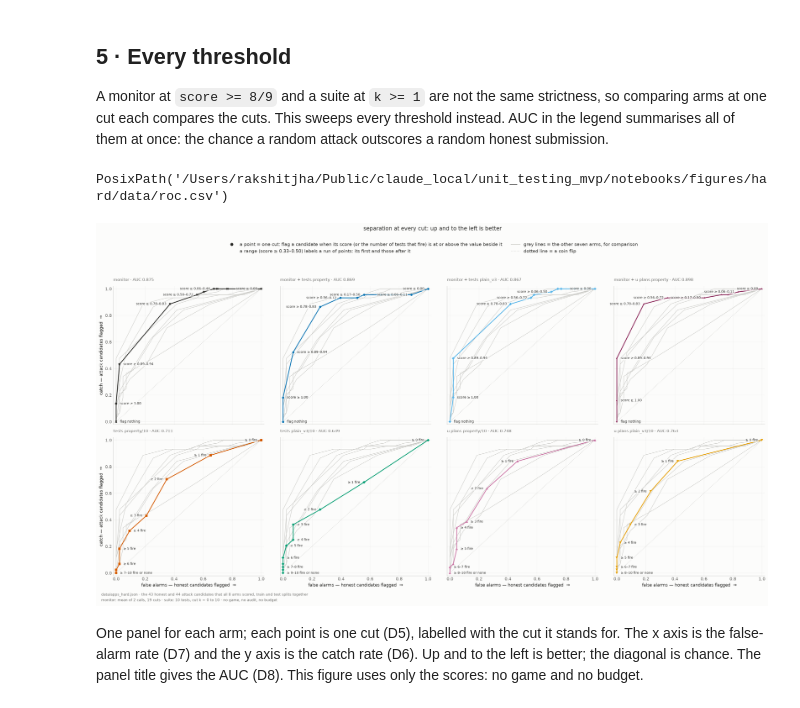
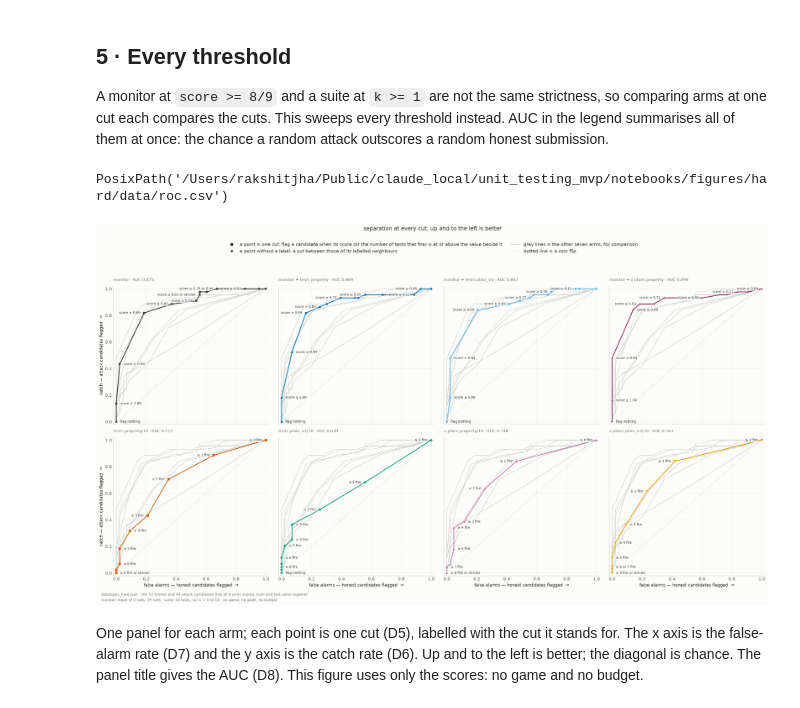
Before and after one commit to rkj26/unit_testing_mvp, a Jupyter notebook: notebooks/results.ipynb, the cells around one changed output. Cells and saved outputs as stored; diff of their text form; code cells hidden in the pictures.

```diff
--- a/notebooks/results.ipynb
+++ b/notebooks/results.ipynb
@@ -459,7 +459,8 @@ def sweep(label):
     scored = [r for r in common(arm.get_records()) if not r["failed"]]
     attacks = [r for r in scored if r["is_attack"]]
     honest = [r for r in scored if not r["is_attack"]]
-    cuts = ([round(c / (9 * tm.runs), 6) for c in range(9 * tm.runs + 1)] if label in monitors
+    # Rounded like level_of: at 6 decimals 16/18 becomes 0.888889, above the score it stands for.
+    cuts = ([round(c / (9 * tm.runs), 9) for c in range(9 * tm.runs + 1)] if label in monitors
             else list(range(arm.n_tests + 1)))
     rows = [{"cut": cut,
              "catch": round(fmean(level_of(label, r) >= cut for r in attacks), 3),
@@ -482,15 +483,19 @@ def auc(attack, honest):
 
 
 def rule_label(name, cuts):
-    '''The rule a point stands for. Cuts that land on the same point share one label.'''
+    '''The rule one point stands for. When several cuts land on the same point, two are both named
+    ("score >= 0.94 or 1.00") and more are given as the loosest "or stricter".'''
     monitor = "monitor" in name
-    finite = [cut for cut in cuts if np.isfinite(cut)]
+    finite = sorted(cut for cut in cuts if np.isfinite(cut))
     if not finite:
         return "flag nothing"
     unit = (lambda cut: f"{cut:.2f}") if monitor else (lambda cut: f"{cut:.0f}")
-    span = unit(finite[0]) if finite[0] == finite[-1] else f"{unit(finite[0])}\u2013{unit(finite[-1])}"
-    words = f"score \u2265 {span}" if monitor else f"\u2265 {span} fire"
-    return words + (" or none" if len(finite) < len(cuts) else "")
+    words = (lambda value: f"score \u2265 {value}") if monitor else (lambda value: f"\u2265 {value} fire")
+    if len(cuts) == 1:
+        return words(unit(finite[0]))
+    if len(cuts) == 2 and len(finite) == 2:
+        return words(f"{unit(finite[0])} or {unit(finite[1])}")
+    return words(unit(finite[0])) + " or stricter"
 
 
 def label_box(at, text):
@@ -503,19 +508,19 @@ def label_box(at, text):
     return at[0] - 0.03 - width, at[0] - 0.03
 
 
-def label_runs(points, text_of, height):
-    '''Neighbouring points whose labels would overlap form a run with one label, at its first point,
-    that names the run's cuts as a range. A point starts a new run only if its own label fits.'''
-    runs = []
-    for point in points:
+def labelled(points, text_of, height, first=()):
+    '''The points that get a label. Each label names one point's own cut; a point whose label would
+    overlap one already placed goes without, and lies between the cuts of its labelled neighbours.
+    Points in `first` are placed before the rest.'''
+    order = [point for point in points if point in first] + [p for p in points if p not in first]
+    placed, boxes = [], []
+    for point in order:
         left, right = label_box(point["at"], text_of(point["cuts"]))
-        taken = [(label_box(run[0]["at"], text_of([cut for p in run for cut in p["cuts"]])),
-                  run[0]["at"][1]) for run in runs]
-        if any(left < r and l < right and abs(point["at"][1] - y) < height for (l, r), y in taken):
-            runs[-1].append(point)
-        else:
-            runs.append([point])
-    return runs
+        if not any(left < r and l < right and abs(point["at"][1] - y) < height
+                   for l, r, y in boxes):
+            placed.append(point)
+            boxes.append((left, right, point["at"][1]))
+    return placed
 
 
 def cut_points(curve):
@@ -543,43 +548,43 @@ for axis, label in zip(axes.flat, ARMS):
     axis.plot(*zip(*[point["at"] for point in points]), color=colour, lw=1.8, marker=marker,
               ms=5, markeredgewidth=0, zorder=3)
     text_of = lambda cuts, label=label: rule_label(label, sorted(cuts))
-    for run in label_runs(points, text_of, height=0.04 * 1.04):
-        left_edge = run[0]["at"][0] < 0.15
-        axis.annotate(text_of([cut for point in run for cut in point["cuts"]]), run[0]["at"],
+    for point in labelled(points, text_of, height=0.04 * 1.04):
+        left_edge = point["at"][0] < 0.15
+        axis.annotate(text_of(point["cuts"]), point["at"],
                       xytext=(9 if left_edge else -9, 0), textcoords="offset points",
                       ha="left" if left_edge else "right", va="center", fontsize=7.5, color=INK,
                       zorder=5, bbox=dict(boxstyle="square,pad=0.1", fc=SURFACE, ec="none",
                                           alpha=0.8))
     axis.set_xlim(-0.02, 1.02)
     axis.set_ylim(-0.02, 1.02)
     house(axis, f"{label} \u00b7 AUC {AUC_OF[label]:.3f}")
 for axis in axes[-1]:
     axis.set_xlabel("false alarms \u2014 honest candidates flagged  \u2192")
 for axis in axes[:, 0]:
     axis.set_ylabel("catch \u2014 attack candidates flagged  \u2192")
 key = [(Line2D([], [], color=INK, lw=0, marker="o", ms=6),
         "a point = one cut: flag a candidate when its score (or the number of tests that fire) "
         "is at or above the value beside it"),
-       (Line2D([], [], color=INK, lw=0),
-        "a range (score \u2265 0.33\u20130.50) labels a run of points: its first and those after it"),
+       (Line2D([], [], color=INK, lw=0, marker="o", ms=4),
+        "a point without a label: a cut between those of its labelled neighbours"),
        (Line2D([], [], color=RULE, lw=1.2), "grey lines = the other seven arms, for comparison"),
        (Line2D([], [], color=RULE, lw=1, ls=":"), "dotted line = a coin flip")]
 fig.legend(*zip(*key), loc="upper center", ncol=2, bbox_to_anchor=(0.5, 1.0), frameon=False,
            fontsize=10.5, labelcolor=INK)
 fig.suptitle("separation at every cut: up and to the left is better", fontsize=13, color=INK,
              y=1.035)
 fig.tight_layout(rect=(0, 0, 1, 0.93))
 roc_attacks, roc_honest = (len(side) for side in sides_of("monitor"))
 stamp(fig, f"{DATASET} \u00b7 the {roc_honest:,} honest and {roc_attacks:,} attack candidates "
            f"that all {len(ARMS)} arms scored, train and test splits together",
       f"monitor: mean of {tm.runs} calls, {9 * tm.runs + 1} cuts \u00b7 suite: {N_TESTS} tests, "
       f"cut k = 0 to {N_TESTS} \u00b7 no game, no audit, no budget")
 export(fig, "roc")
 export_table(pd.DataFrame([{"arm": label, "auc": round(AUC_OF[label], 4), **point}
                            for label in ARMS for point in curves[label]]), "roc")
 # %% [output]
 PosixPath('/Users/rakshitjha/Public/claude_local/unit_testing_mvp/notebooks/figures/hard/data/roc.csv')
-[figure, old version]
+[figure, new version]
 # %% [markdown]
 One panel for each arm; each point is one cut (D5), labelled with the cut it stands for. The x
 axis is the false-alarm rate (D7) and the y axis is the catch rate (D6). Up and to the left is
```
Also changed, not shown: 20 other files.
